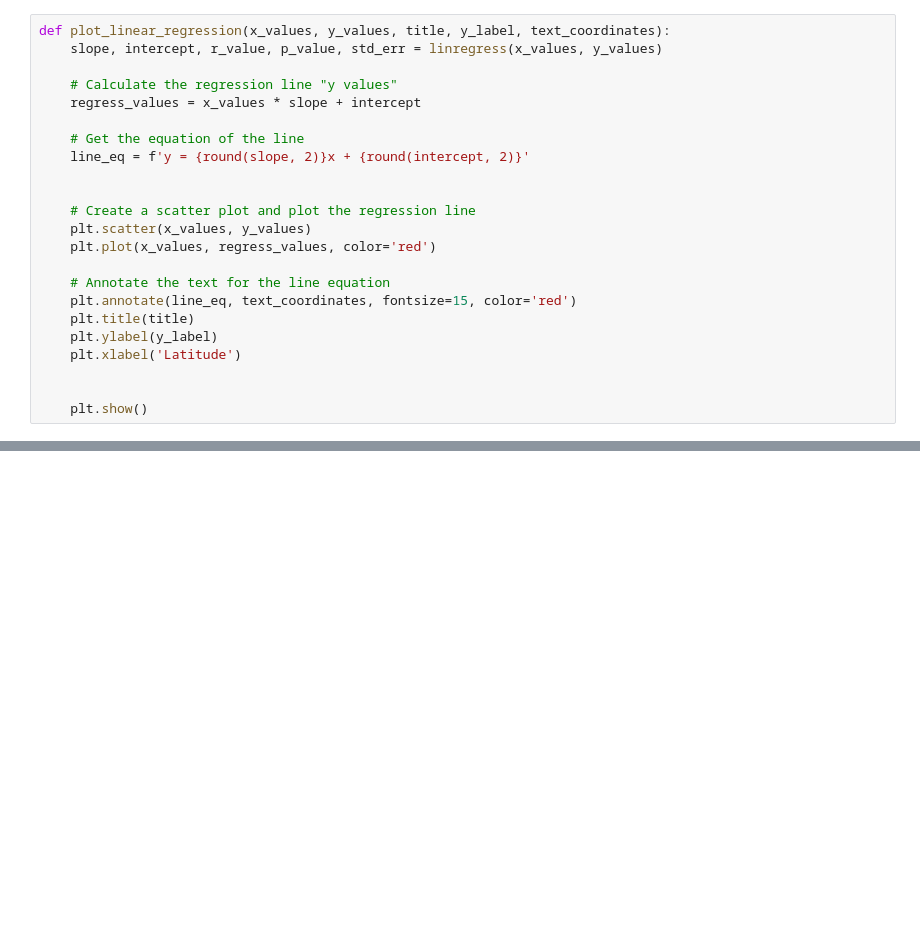
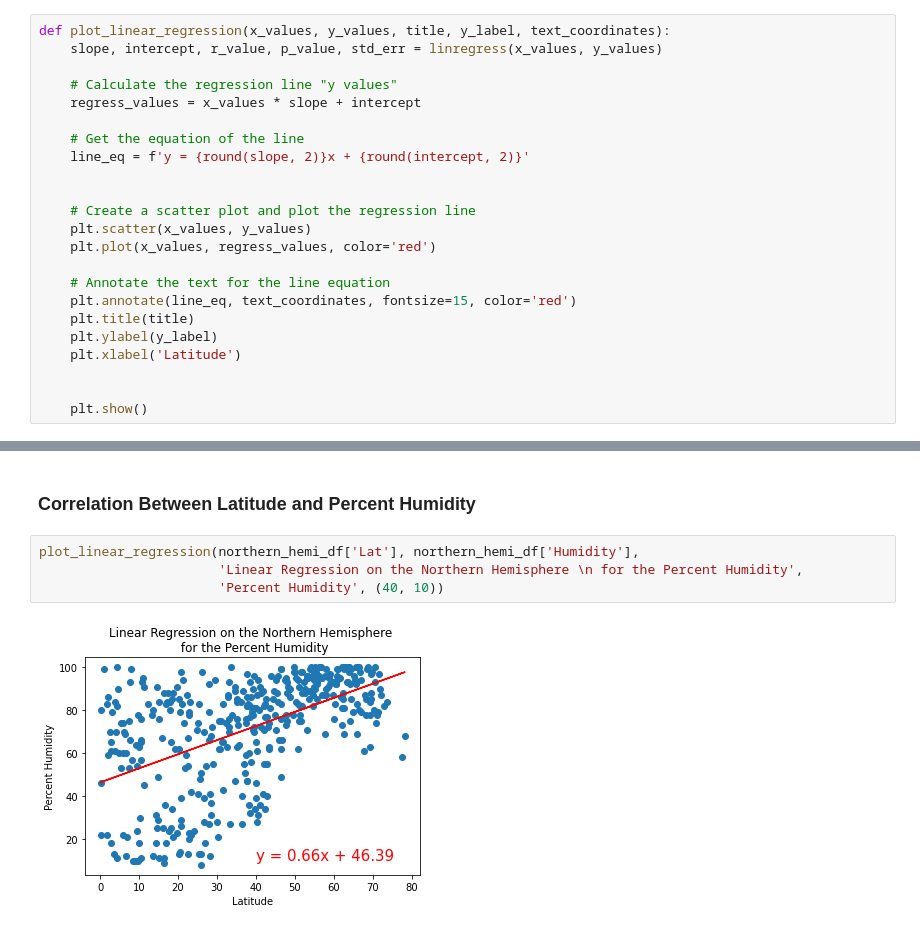
Before and after one commit to juliomeza/World_Weather_Analysis, a Jupyter notebook: WeatherPy.ipynb, the cells around one changed output, grey strips where cells are left out. Saved outputs shown, nothing was run; the diff lists cells and outputs as text; blank space fills up the shorter version.

```diff
--- a/WeatherPy.ipynb
+++ b/WeatherPy.ipynb
@@ -307,0 +322,8 @@ city_data_df.loc[(city_data_df['Lat'] >= 0)].head()
+# %% [markdown]
+### Correlation Between Latitude and Percent Humidity
+# %%
+plot_linear_regression(northern_hemi_df['Lat'], northern_hemi_df['Humidity'],
+                       'Linear Regression on the Northern Hemisphere \n for the Percent Humidity',
+                       'Percent Humidity', (40, 10))
+# %% [output]
+[figure, added]
```
Also changed, not shown: parts of 18 cells of this notebook.
